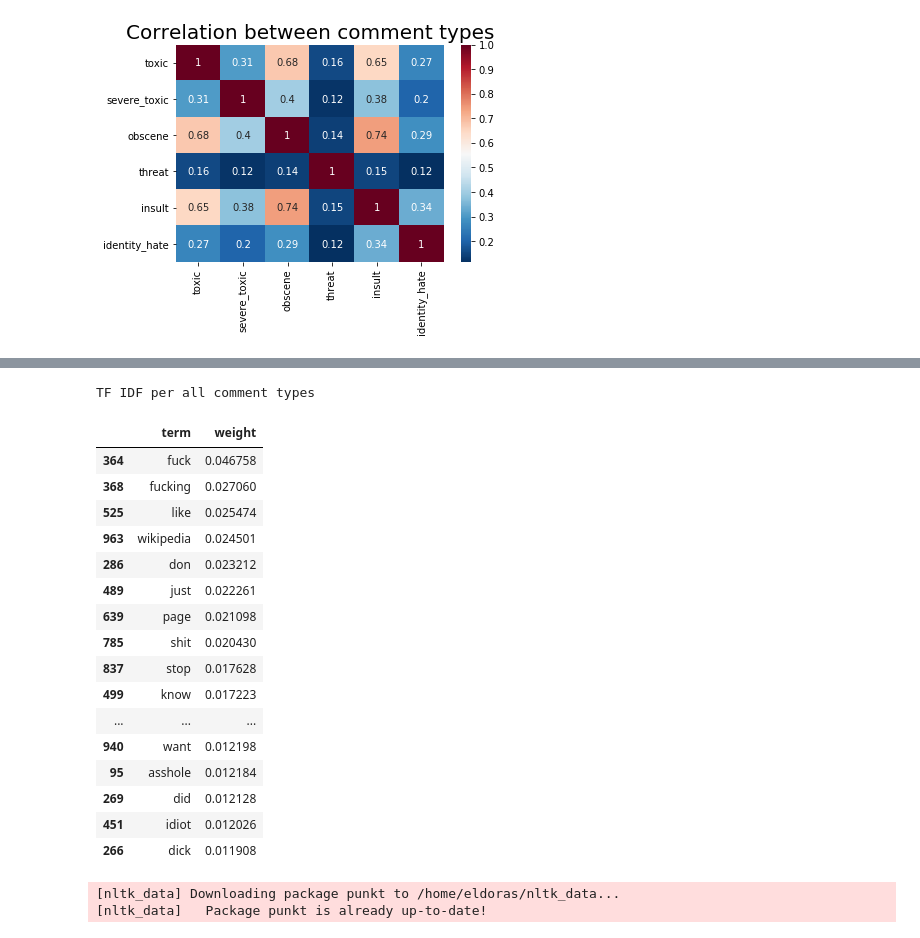
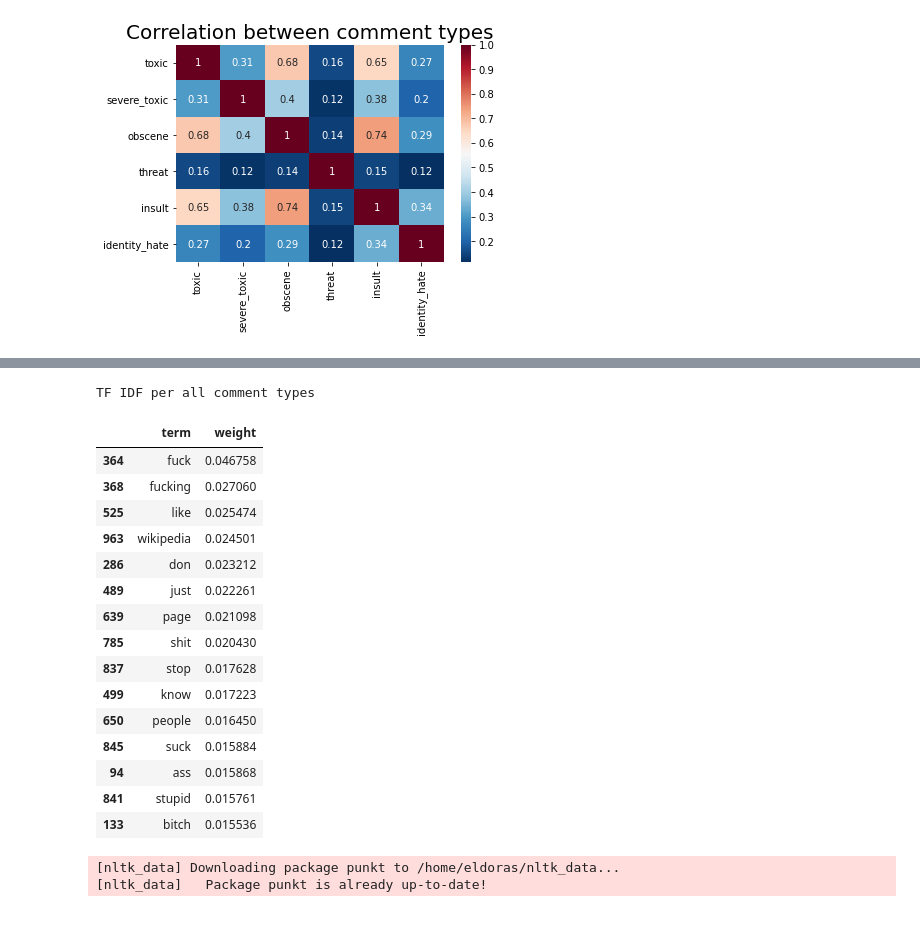
Before and after one commit to dwitek/Toxic-Comment-Classification, a Jupyter notebook: Data Mining.ipynb, the cells around one changed output, grey strips where cells are left out. Saved outputs shown, nothing was run; the diff lists cells and outputs as text; code cells hidden in the pictures.

```diff
--- a/Data Mining.ipynb
+++ b/Data Mining.ipynb
@@ -262,32 +257,31 @@ Comment type: identity_hate
 # %%
 print("TF IDF per all comment types")
 toxic_data = train_data[(train_data['toxic'] == 1) | (train_data['severe_toxic'] == 1) | (train_data['obscene'] == 1) |
                        (train_data['threat'] == 1) | (train_data['insult'] == 1) | (train_data['identity_hate'] == 1)]
 
 tvec = TfidfVectorizer(min_df=.0025, stop_words='english', strip_accents='unicode', analyzer='word', max_features=1000)
 tvec_weights = tvec.fit_transform(toxic_data['comment_text'])
 weights = np.asarray(tvec_weights.mean(axis=0)).ravel().tolist()
 weights_df = pd.DataFrame({'term': tvec.get_feature_names(), 'weight': weights})
-display(weights_df.sort_values(by='weight', ascending=False).head(25))
+display(weights_df.sort_values(by='weight', ascending=False).head(15))
 # %% [output]
 TF IDF per all comment types
 |  | term | weight |
 | 364 | fuck | 0.046758 |
 | 368 | fucking | 0.027060 |
 | 525 | like | 0.025474 |
 | 963 | wikipedia | 0.024501 |
 | 286 | don | 0.023212 |
 | 489 | just | 0.022261 |
 | 639 | page | 0.021098 |
 | 785 | shit | 0.020430 |
 | 837 | stop | 0.017628 |
 | 499 | know | 0.017223 |
-| ... | ... | ... |
-| 940 | want | 0.012198 |
-| 95 | asshole | 0.012184 |
-| 269 | did | 0.012128 |
-| 451 | idiot | 0.012026 |
-| 266 | dick | 0.011908 |
+| 650 | people | 0.016450 |
+| 845 | suck | 0.015884 |
+| 94 | ass | 0.015868 |
+| 841 | stupid | 0.015761 |
+| 133 | bitch | 0.015536 |
 # %%
 from gensim.test.utils import common_texts
 from gensim.models.doc2vec import Doc2Vec, TaggedDocument
```
Also changed, not shown: parts of 3 cells of this notebook, 1 other file.
